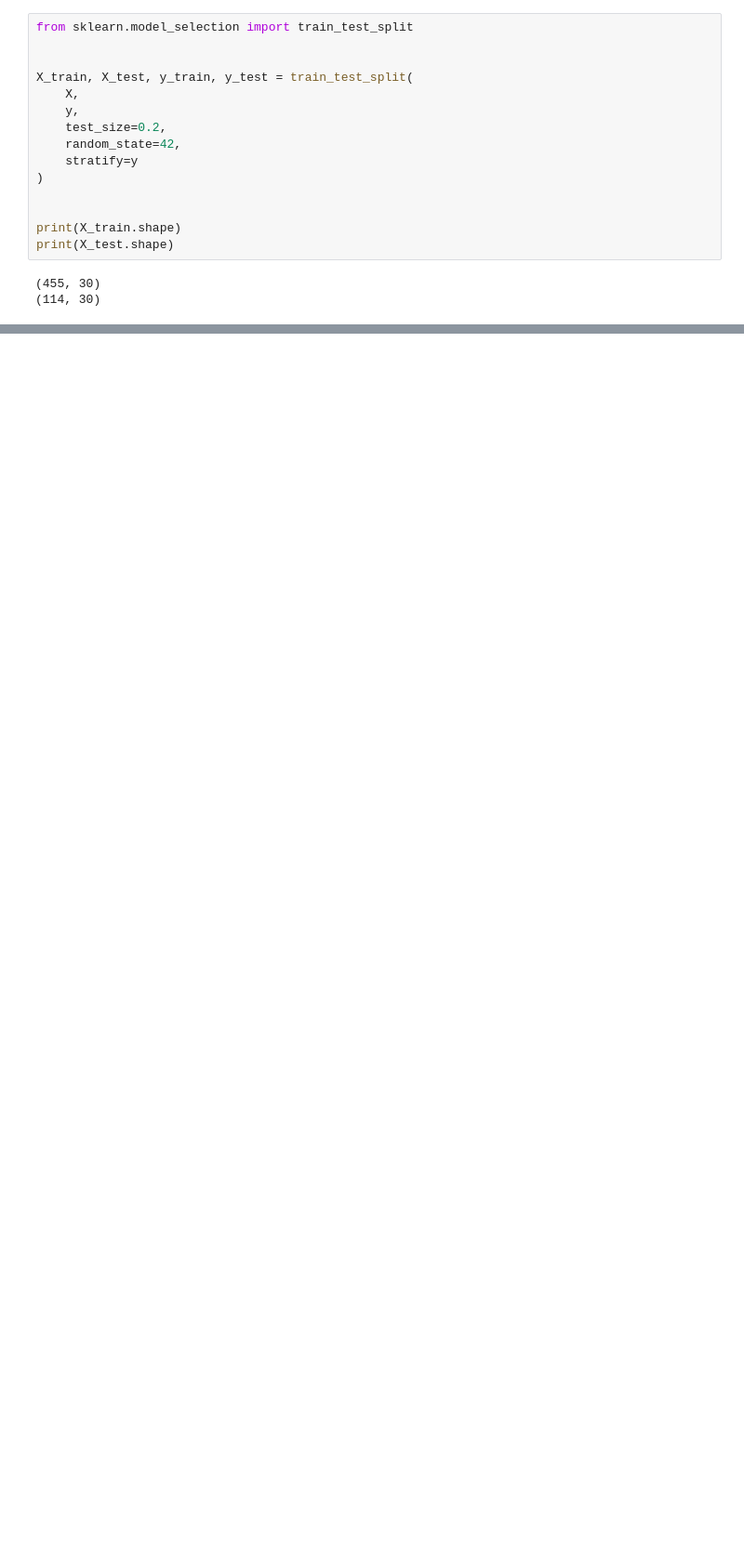
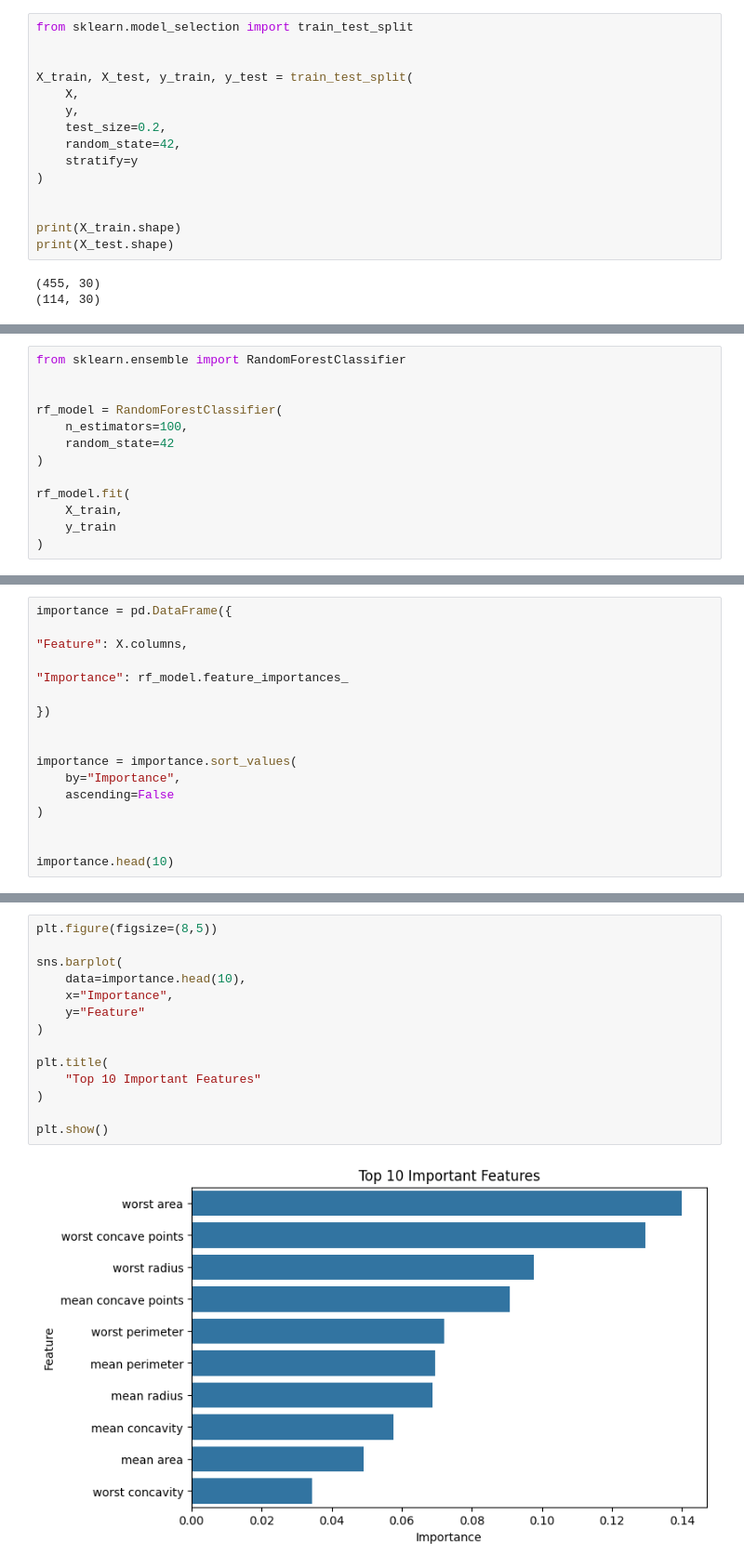
Before and after one commit to sabithamanoj/breast-cancer-ml-pipeline, a Jupyter notebook: notebook/breast_cancer_ml_pipeline.ipynb, the cells around one changed output, grey strips where cells are left out. Shown at 93% size. Drawn from its saved outputs; the diff is of its cells as text; blank space fills up the shorter version.

```diff
--- a/notebook/breast_cancer_ml_pipeline.ipynb
+++ b/notebook/breast_cancer_ml_pipeline.ipynb
@@ -298,0 +369,13 @@ print(X_test.shape)
+# %%
+from sklearn.ensemble import RandomForestClassifier
+
+
+rf_model = RandomForestClassifier(
+    n_estimators=100,
+    random_state=42
+)
+
+rf_model.fit(
+    X_train,
+    y_train
+)
@@ -298,0 +611,17 @@ print(X_test.shape)
+# %%
+importance = pd.DataFrame({
+
+"Feature": X.columns,
+
+"Importance": rf_model.feature_importances_
+
+})
+
+
+importance = importance.sort_values(
+    by="Importance",
+    ascending=False
+)
+
+
+importance.head(10)
@@ -298,0 +642,16 @@ print(X_test.shape)
+# %%
+plt.figure(figsize=(8,5))
+
+sns.barplot(
+    data=importance.head(10),
+    x="Importance",
+    y="Feature"
+)
+
+plt.title(
+    "Top 10 Important Features"
+)
+
+plt.show()
+# %% [output]
+[figure, added]
```
Also changed, not shown: parts of 32 cells of this notebook.
